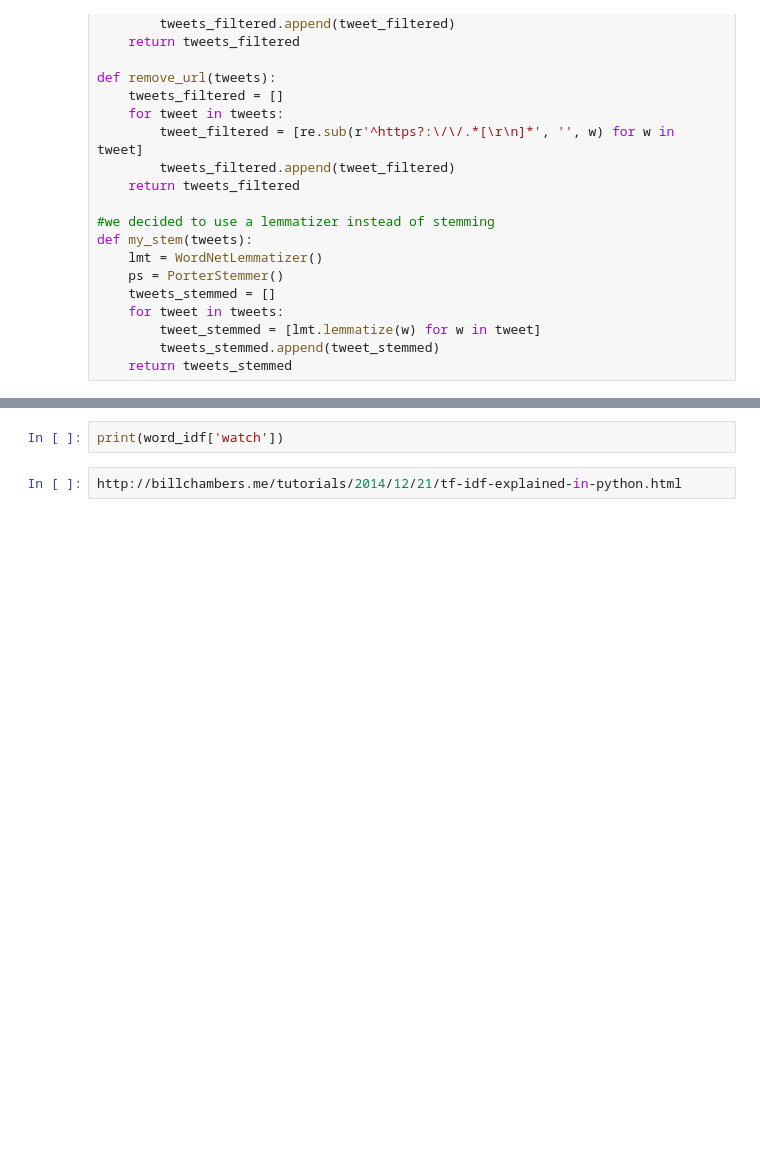
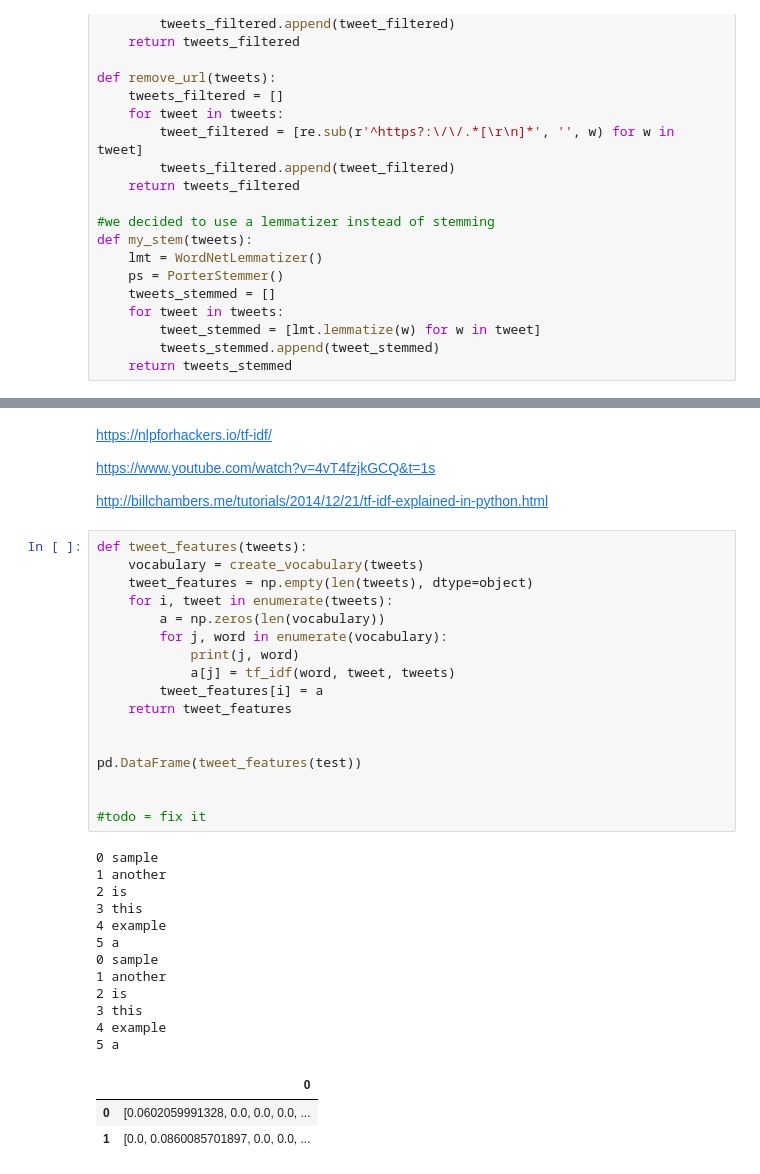
Before and after one commit to satyamkapoor/project_dataanalysis, a Jupyter notebook: Data Project.ipynb, the cells around one changed output, grey strips where cells are left out. Drawn from its saved outputs; the diff is of its cells as text; blank space fills up the shorter version.

```diff
--- a/Data Project.ipynb
+++ b/Data Project.ipynb
@@ -120,4 +124,40 @@ defaultdict(<function <lambda> at 0x...>, {'like': 71, 'please': 25, 'darteh': 1
-# %%
-print(word_idf['watch'])
-# %%
-http://billchambers.me/tutorials/2014/12/21/tf-idf-explained-in-python.html
+# %% [markdown]
+https://nlpforhackers.io/tf-idf/
+
+https://www.youtube.com/watch?v=4vT4fzjkGCQ&t=1s
+
+
+http://billchambers.me/tutorials/2014/12/21/tf-idf-explained-in-python.html
+# %%
+def tweet_features(tweets):
+    vocabulary = create_vocabulary(tweets)
+    tweet_features = np.empty(len(tweets), dtype=object)
+    for i, tweet in enumerate(tweets):
+        a = np.zeros(len(vocabulary))
+        for j, word in enumerate(vocabulary):
+            print(j, word)
+            a[j] = tf_idf(word, tweet, tweets)
+        tweet_features[i] = a
+    return tweet_features
+
+
+pd.DataFrame(tweet_features(test))
+
+
+#todo = fix it
+# %% [output]
+0 sample
+1 another
+2 is
+3 this
+4 example
+5 a
+0 sample
+1 another
+2 is
+3 this
+4 example
+5 a
+|  | 0 |
+| 0 | [0.0602059991328, 0.0, 0.0, 0.0, ... |
+| 1 | [0.0, 0.0860085701897, 0.0, 0.0, ... |
```
Also changed, not shown: parts of 5 cells of this notebook.
